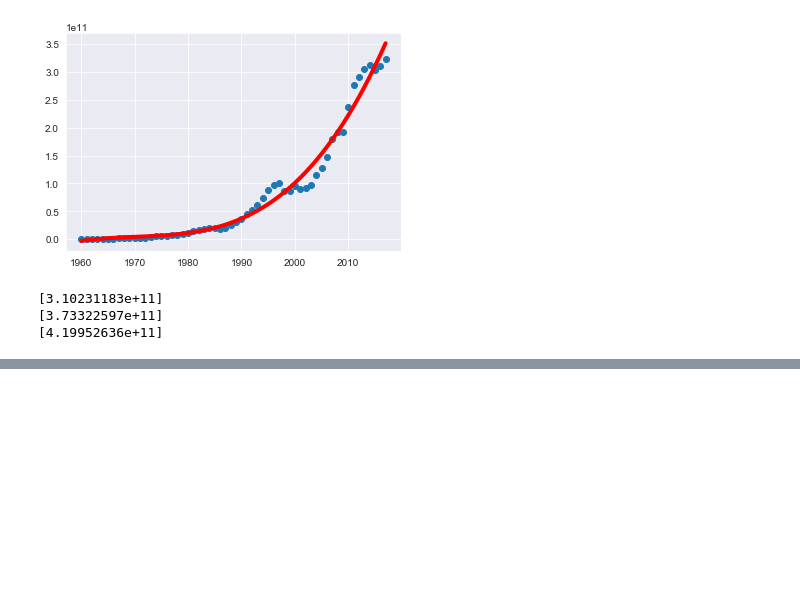
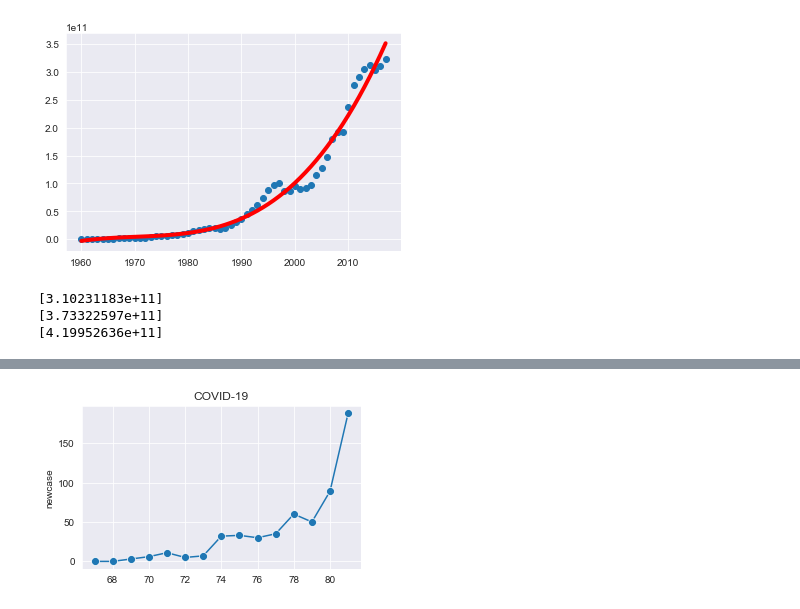
Before and after one commit to aukrit1993/my_machine_learning, a Jupyter notebook: chapter_14.ipynb, the cells around one changed output, grey strips where cells are left out. Cells and saved outputs as stored; diff of their text form; code cells hidden in the pictures; blank space fills up the shorter version.

```diff
--- a/chapter_14.ipynb
+++ b/chapter_14.ipynb
@@ -293,0 +296,3 @@ for val in y_poly_pred:
+# %%
+df = pd.read_csv('~/Desktop/my_machine_learning/csv/covid19.csv')
+df.tail()
@@ -293,0 +313,3 @@ for val in y_poly_pred:
+# %%
+df = df[(df.index >= 67)]
+df
@@ -293,0 +333,7 @@ for val in y_poly_pred:
+# %%
+plt.figure(figsize=(5, 3))
+sb.lineplot(df.index, 'newcase', data=df, marker='o', markersize=8)
+plt.title('COVID-19')
+plt.show()
+# %% [output]
+[figure, added]
```
Also changed, not shown: parts of 14 cells of this notebook.
